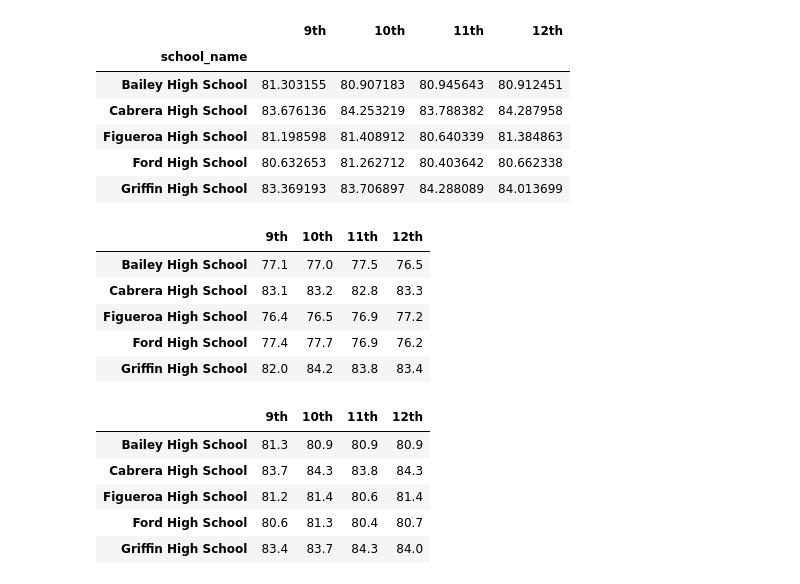
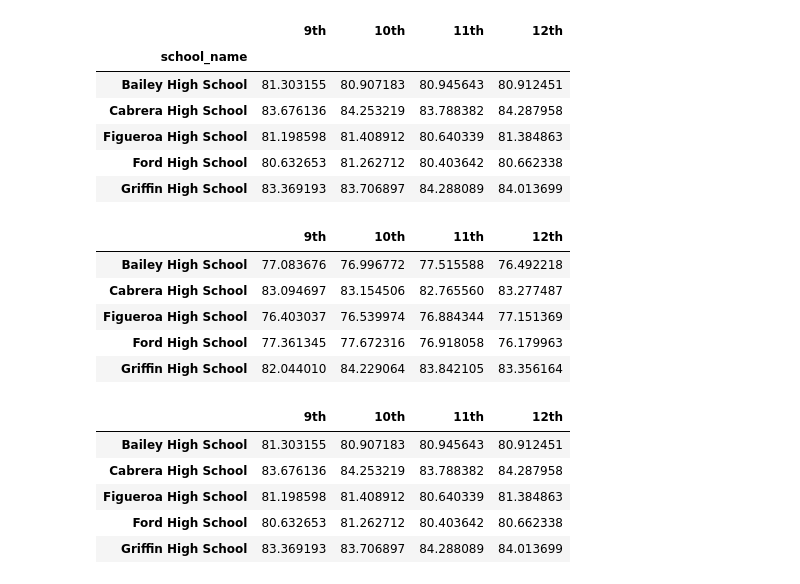
Before and after one commit to Al-Huneidi/School_District_Analysis, a Jupyter notebook: PyCItySchools.ipynb, the cells around one changed output. Cells and saved outputs as stored; diff of their text form; code cells hidden in the pictures.

```diff
--- a/PyCItySchools.ipynb
+++ b/PyCItySchools.ipynb
@@ -969,38 +966,38 @@ reading_scores_by_grade.head()
 | Griffin High School | 83.369193 | 83.706897 | 84.288089 | 84.013699 |
 # %%
 # Format each grade column.
-math_scores_by_grade["9th"] = math_scores_by_grade["9th"].map("{:.1f}".format)
+math_scores_by_grade["9th"] = math_scores_by_grade["9th"]#.map("{:.1f}".format)
 
-math_scores_by_grade["10th"] = math_scores_by_grade["10th"].map("{:.1f}".format)
+math_scores_by_grade["10th"] = math_scores_by_grade["10th"]#.map("{:.1f}".format)
 
-math_scores_by_grade["11th"] = math_scores_by_grade["11th"].map("{:.1f}".format)
+math_scores_by_grade["11th"] = math_scores_by_grade["11th"]#.map("{:.1f}".format)
 
-math_scores_by_grade["12th"] = math_scores_by_grade["12th"].map("{:.1f}".format)
+math_scores_by_grade["12th"] = math_scores_by_grade["12th"]#.map("{:.1f}".format)
 
 # Make sure the columns are in the correct order.
 math_scores_by_grade = math_scores_by_grade[
                  ["9th", "10th", "11th", "12th"]]
 
 # Remove the index name.
 math_scores_by_grade.index.name = None
 # Display the DataFrame.
 math_scores_by_grade.head()
 # %% [output]
 |  | 9th | 10th | 11th | 12th |
-| Bailey High School | 77.1 | 77.0 | 77.5 | 76.5 |
-| Cabrera High School | 83.1 | 83.2 | 82.8 | 83.3 |
-| Figueroa High School | 76.4 | 76.5 | 76.9 | 77.2 |
-| Ford High School | 77.4 | 77.7 | 76.9 | 76.2 |
-| Griffin High School | 82.0 | 84.2 | 83.8 | 83.4 |
+| Bailey High School | 77.083676 | 76.996772 | 77.515588 | 76.492218 |
+| Cabrera High School | 83.094697 | 83.154506 | 82.765560 | 83.277487 |
+| Figueroa High School | 76.403037 | 76.539974 | 76.884344 | 77.151369 |
+| Ford High School | 77.361345 | 77.672316 | 76.918058 | 76.179963 |
+| Griffin High School | 82.044010 | 84.229064 | 83.842105 | 83.356164 |
 # %%
 # Format each grade column.
-reading_scores_by_grade["9th"] = reading_scores_by_grade["9th"].map("{:,.1f}".format)
+reading_scores_by_grade["9th"] = reading_scores_by_grade["9th"]#.map("{:,.1f}".format)
 
-reading_scores_by_grade["10th"] = reading_scores_by_grade["10th"].map("{:,.1f}".format)
+reading_scores_by_grade["10th"] = reading_scores_by_grade["10th"]#.map("{:,.1f}".format)
 
-reading_scores_by_grade["11th"] = reading_scores_by_grade["11th"].map("{:,.1f}".format)
+reading_scores_by_grade["11th"] = reading_scores_by_grade["11th"]#.map("{:,.1f}".format)
 
-reading_scores_by_grade["12th"] = reading_scores_by_grade["12th"].map("{:,.1f}".format)
+reading_scores_by_grade["12th"] = reading_scores_by_grade["12th"]#.map("{:,.1f}".format)
 
 # Make sure the columns are in the correct order.
 reading_scores_by_grade = reading_scores_by_grade[
@@ -1012,8 +1009,8 @@ reading_scores_by_grade.index.name = None
 reading_scores_by_grade.head()
 # %% [output]
 |  | 9th | 10th | 11th | 12th |
-| Bailey High School | 81.3 | 80.9 | 80.9 | 80.9 |
-| Cabrera High School | 83.7 | 84.3 | 83.8 | 84.3 |
-| Figueroa High School | 81.2 | 81.4 | 80.6 | 81.4 |
-| Ford High School | 80.6 | 81.3 | 80.4 | 80.7 |
-| Griffin High School | 83.4 | 83.7 | 84.3 | 84.0 |
+| Bailey High School | 81.303155 | 80.907183 | 80.945643 | 80.912451 |
+| Cabrera High School | 83.676136 | 84.253219 | 83.788382 | 84.287958 |
+| Figueroa High School | 81.198598 | 81.408912 | 80.640339 | 81.384863 |
+| Ford High School | 80.632653 | 81.262712 | 80.403642 | 80.662338 |
+| Griffin High School | 83.369193 | 83.706897 | 84.288089 | 84.013699 |
```
Also changed, not shown: parts of 21 cells of this notebook.
